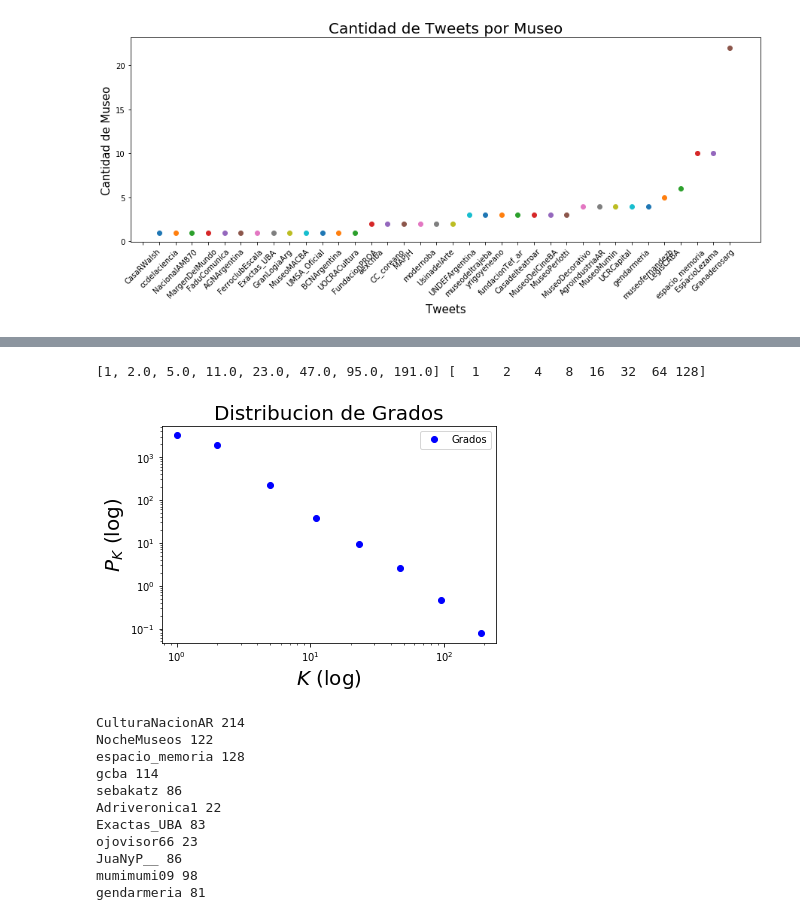
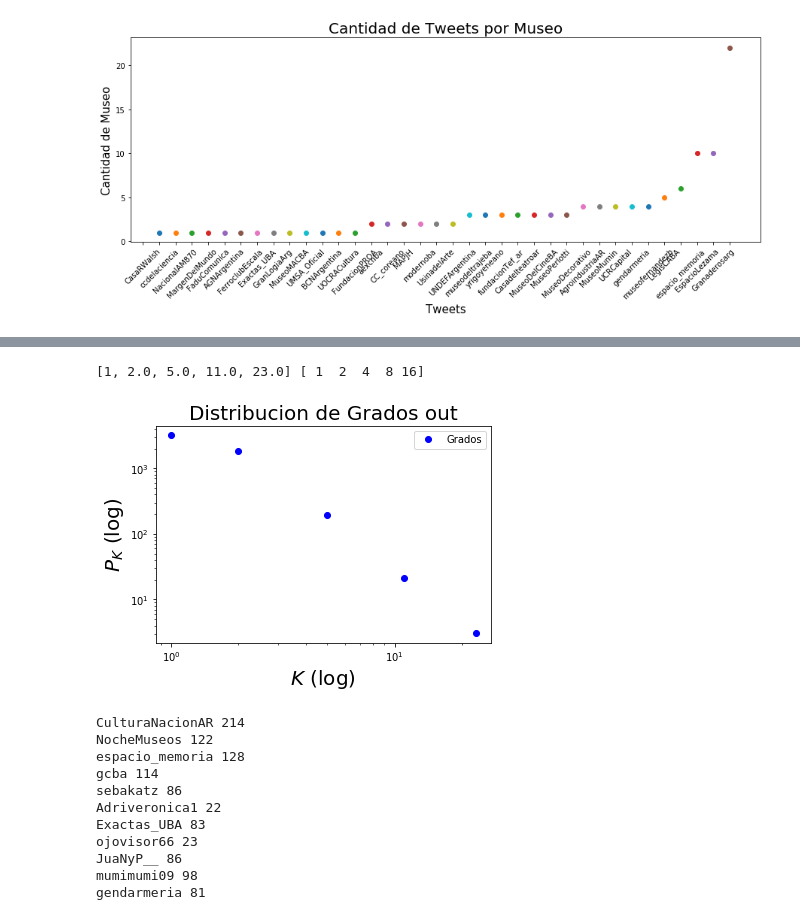
Before and after one commit to alangivre/NocheMuseos, a Jupyter notebook: LevantaTweets.ipynb, the cells around one changed output, grey strips where cells are left out. Cells and saved outputs as stored; diff of their text form; code cells hidden in the pictures.

```diff
--- a/LevantaTweets.ipynb
+++ b/LevantaTweets.ipynb
@@ -553,8 +502,8 @@ plt.show()
 # Para pk
 grados = defaultdict(int)
 j=1
-while j<=(max((list(dict(G.degree).values())))):
-    for i in (list(dict(G.degree).values())):
+while j<=(max((list(dict(G.out_degree).values())))):
+    for i in (list(dict(G.out_degree).values())):
         if i<=j and i>=j/2:
             grados[j]+=1
     j=j*2
@@ -575,20 +524,20 @@ for t in k[1:]:
     bins.append(s)
 print (bins,k)
 # %% [output]
-[1, 2.0, 5.0, 11.0, 23.0, 47.0, 95.0, 191.0] [  1   2   4   8  16  32  64 128]
+[1, 2.0, 5.0, 11.0, 23.0] [ 1  2  4  8 16]
 # %%
 # Bineado logaritmico con escala lgaritmica en ambos ejes
 
 plt.plot(bins, pk, 'bo')
 plt.xscale('log')
 plt.yscale('log')
 plt.legend(['Grados'])
 plt.xlabel('$K$ (log)', fontsize = 20)
 plt.ylabel('$P_K$ (log)', fontsize = 20)
-plt.title('Distribucion de Grados', fontsize = 20)
+plt.title('Distribucion de Grados out', fontsize = 20)
 plt.show()
 # %% [output]
-[figure, old version]
+[figure, new version]
 # %%
 # Exportar el grafo en formato adecuado para GEPHI
 nx.write_gexf(Gc,'LaNochedelosMuseosCC.gexf')
```
Also changed, not shown: parts of 17 cells of this notebook, 1 other file.
